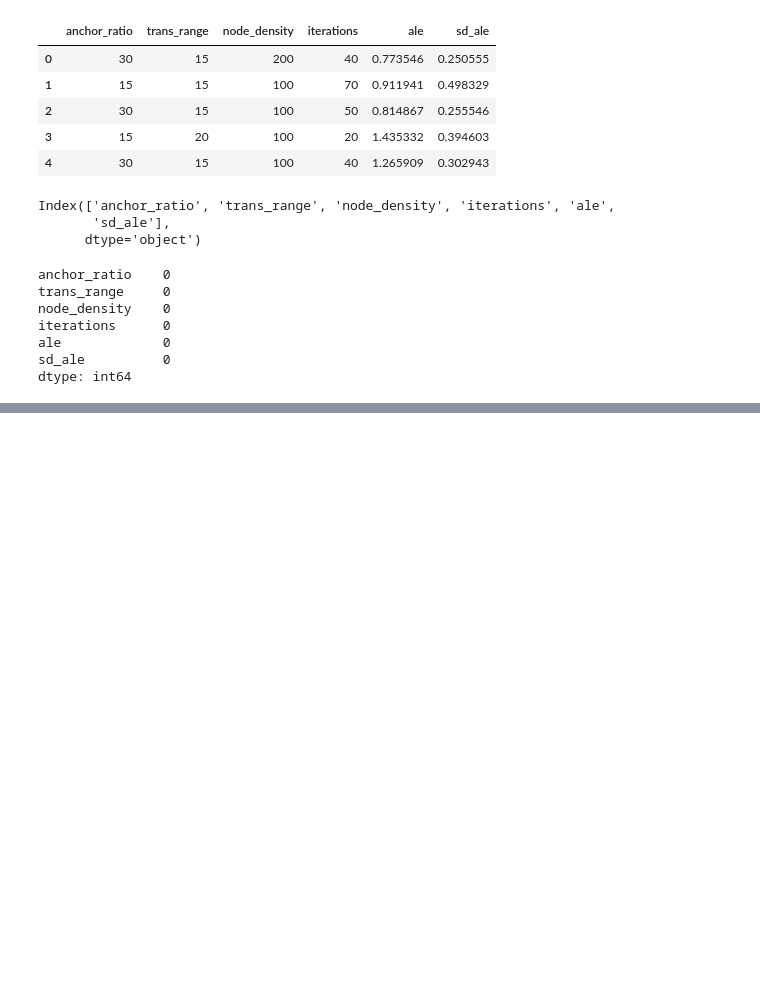
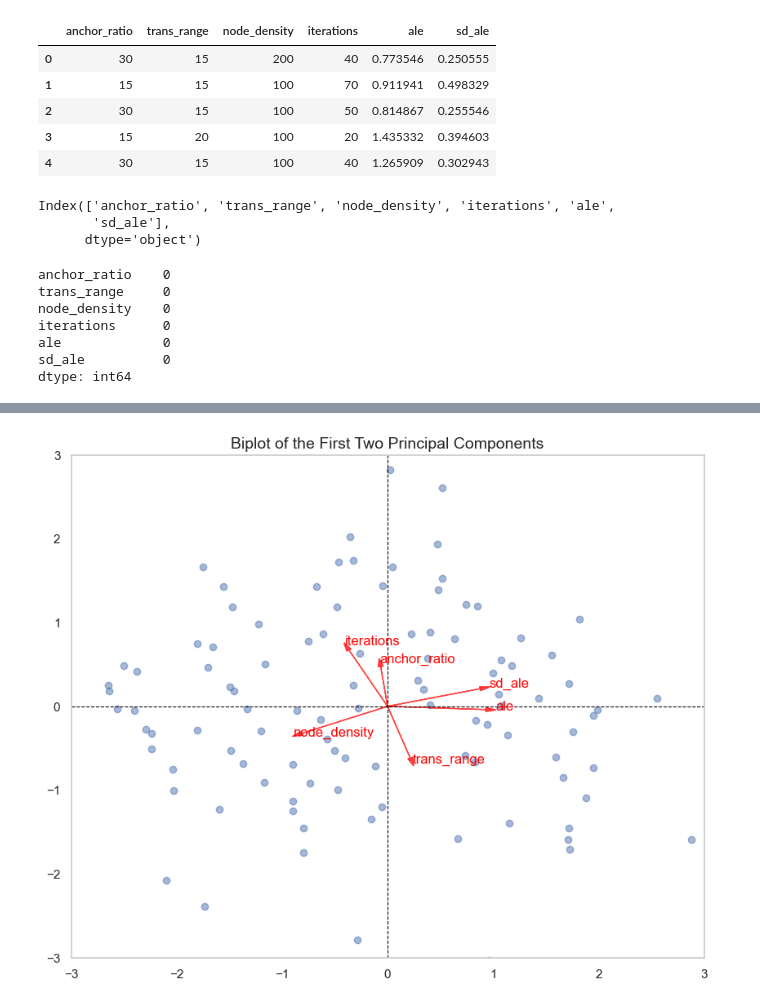
Before and after one commit to Nitesh-kumar7078/multivariate_project, a Jupyter notebook: EDA.ipynb, the cells around one changed output, grey strips where cells are left out. Saved outputs shown, nothing was run; the diff lists cells and outputs as text; code cells hidden in the pictures; blank space fills up the shorter version.

```diff
--- a/EDA.ipynb
+++ b/EDA.ipynb
@@ -206,0 +231,38 @@ plt.show()
+# %%
+# 7) Biplot for the first two principal components
+features = df[X_columns]  # Use the relevant columns for PCA
+scaler = StandardScaler()
+scaled_features = scaler.fit_transform(features)
+
+# Step 2: Perform PCA
+pca = PCA(n_components=3)
+pca_scores = pca.fit_transform(scaled_features)
+
+# Step 3: Get the loadings
+loadings = pca.components_.T * np.sqrt(pca.explained_variance_)
+
+# Step 4: Create a biplot
+plt.figure(figsize=(10, 8))
+
+# Plot PCA scores
+plt.scatter(pca_scores[:, 0], pca_scores[:, 1], alpha=0.5)
+
+# Plot PCA loadings
+for i, var in enumerate(X_columns):
+    plt.arrow(0, 0, loadings[i, 0], loadings[i, 1],
+              color='red', alpha=0.7,
+              head_width=0.05, head_length=0.1)
+    plt.text(loadings[i, 0]*1.1, loadings[i, 1]*1.1, var, color='red', fontsize=12)
+
+
+plt.title('Biplot of the First Two Principal Components', fontsize=14)
+plt.grid()
+
+plt.xlim(-3, 3)
+plt.ylim(-3, 3)
+plt.axhline(0, color='black', lw=0.8, ls='--')
+plt.axvline(0, color='black', lw=0.8, ls='--')
+
+plt.show()
+# %% [output]
+[figure, added]
```
Also changed, not shown: parts of 17 cells of this notebook, 1 other file.
